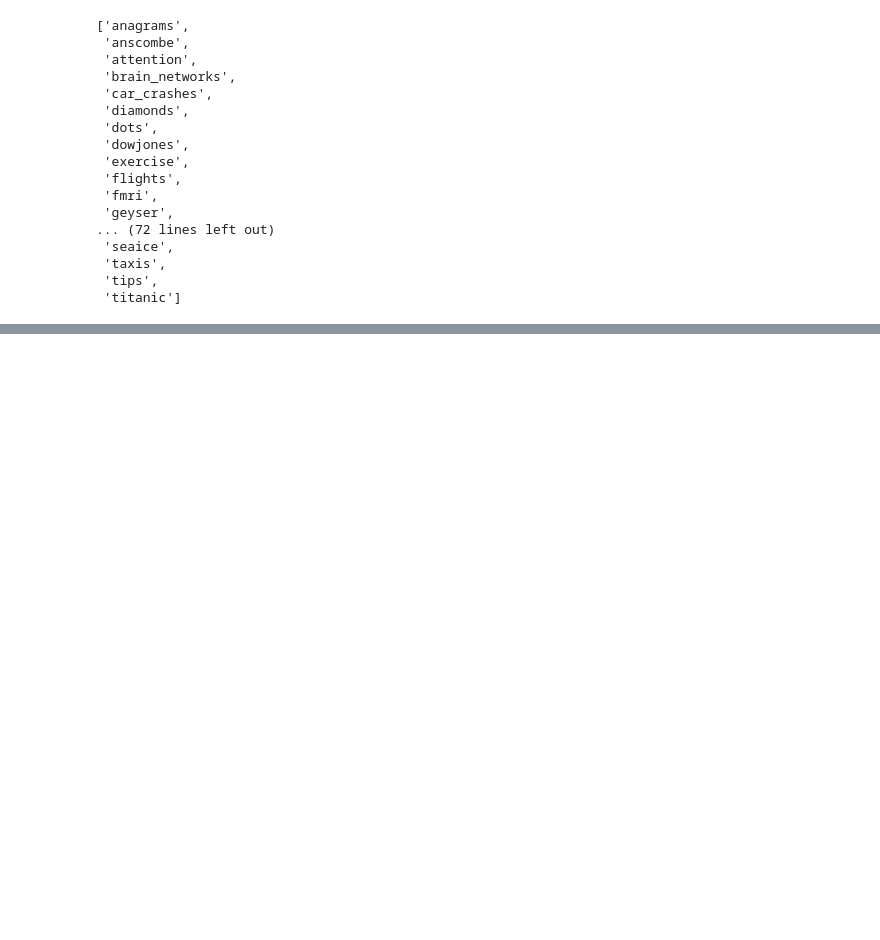
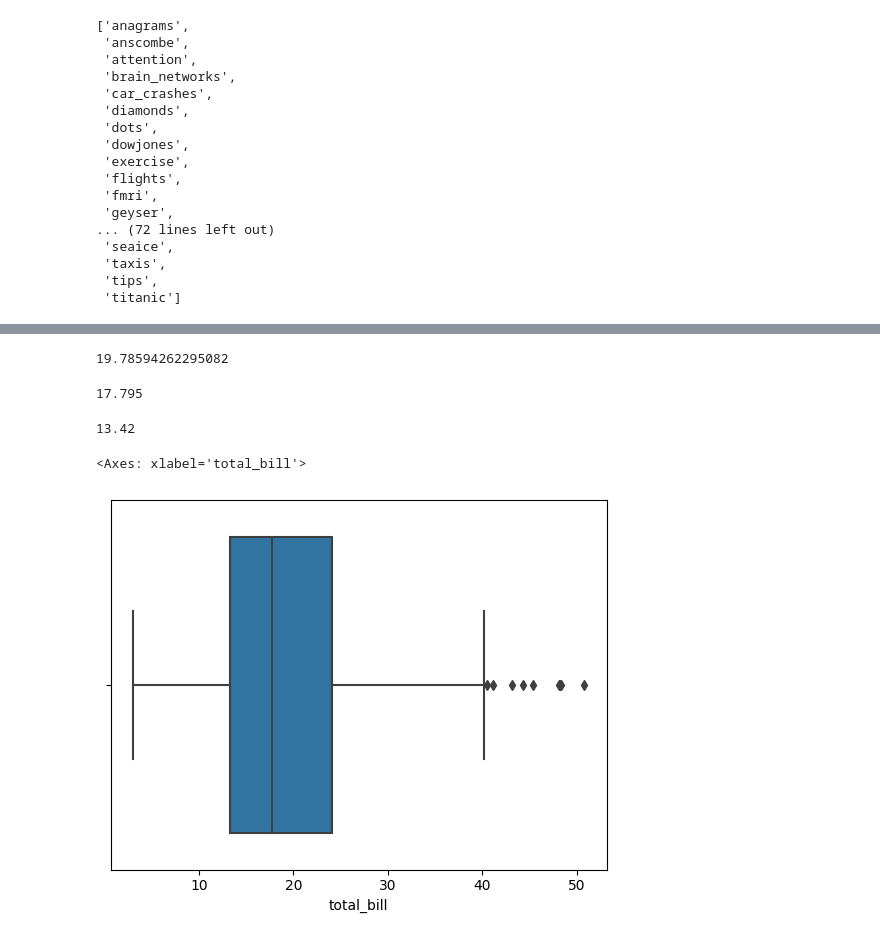
Before and after one commit to Omni-HuB/cv-project2024, a Jupyter notebook: statistics-with-python.ipynb, the cells around one changed output, grey strips where cells are left out. Cells and saved outputs as stored; diff of their text form; code cells hidden in the pictures; blank space fills up the shorter version.

Commit message:
Kaggle Notebook | Statistics-with-python | version 3  - finding outliers

```diff
--- a/statistics-with-python.ipynb
+++ b/statistics-with-python.ipynb
@@ -49,4 +51,4 @@ sns.get_dataset_names()
  'tips',
  'titanic']
 # %%
-# sns.load_dataset()
+df = sns.load_dataset('tips')
@@ -52,0 +69,17 @@ sns.get_dataset_names()
+# %%
+np.mean(df['total_bill'])
+# %% [output]
+19.78594262295082
+# %%
+np.median(df['total_bill'])
+# %% [output]
+17.795
+# %%
+statistics.mode(df['total_bill'])
+# %% [output]
+13.42
+# %%
+sns.boxplot(df['total_bill'],orient = 'horizontal', x= df['total_bill'])
+# %% [output]
+<Axes: xlabel='total_bill'>
+[figure, added]
```
Also changed, not shown: parts of 31 cells of this notebook.
